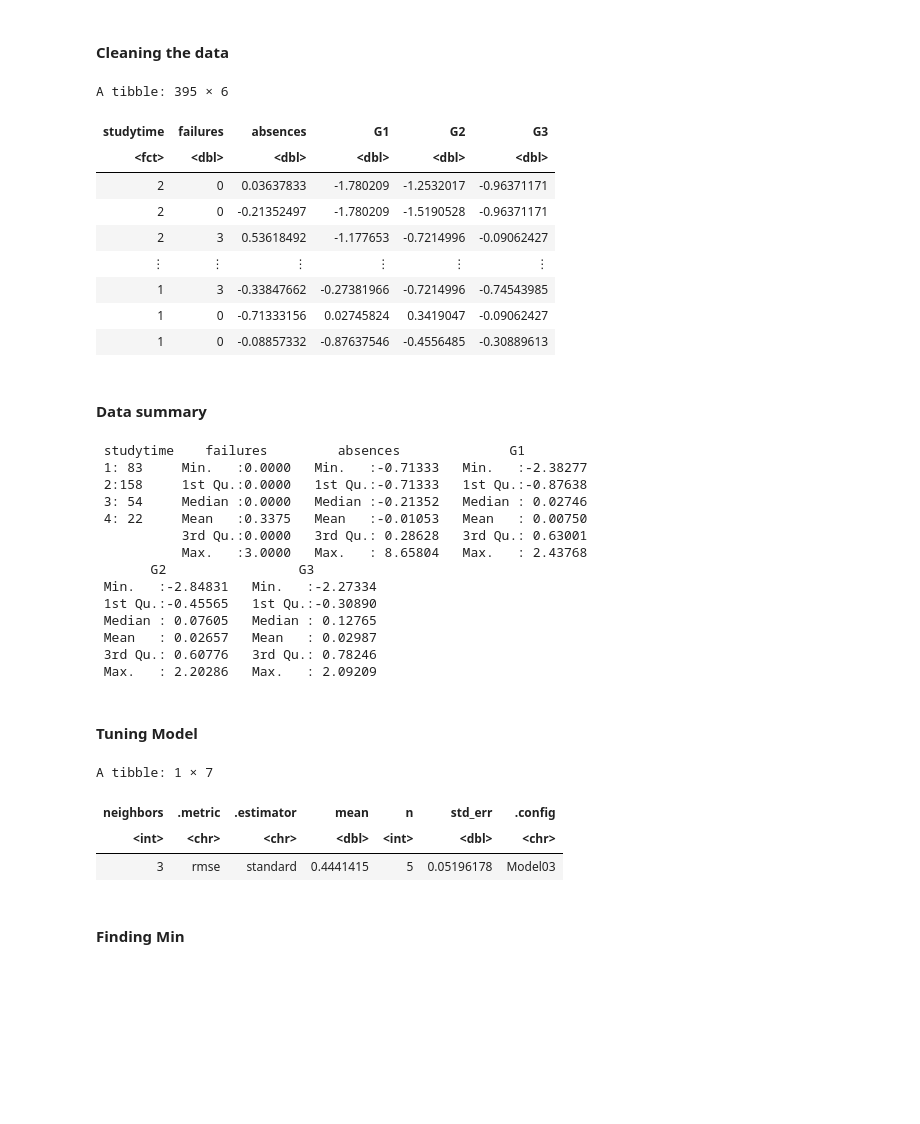
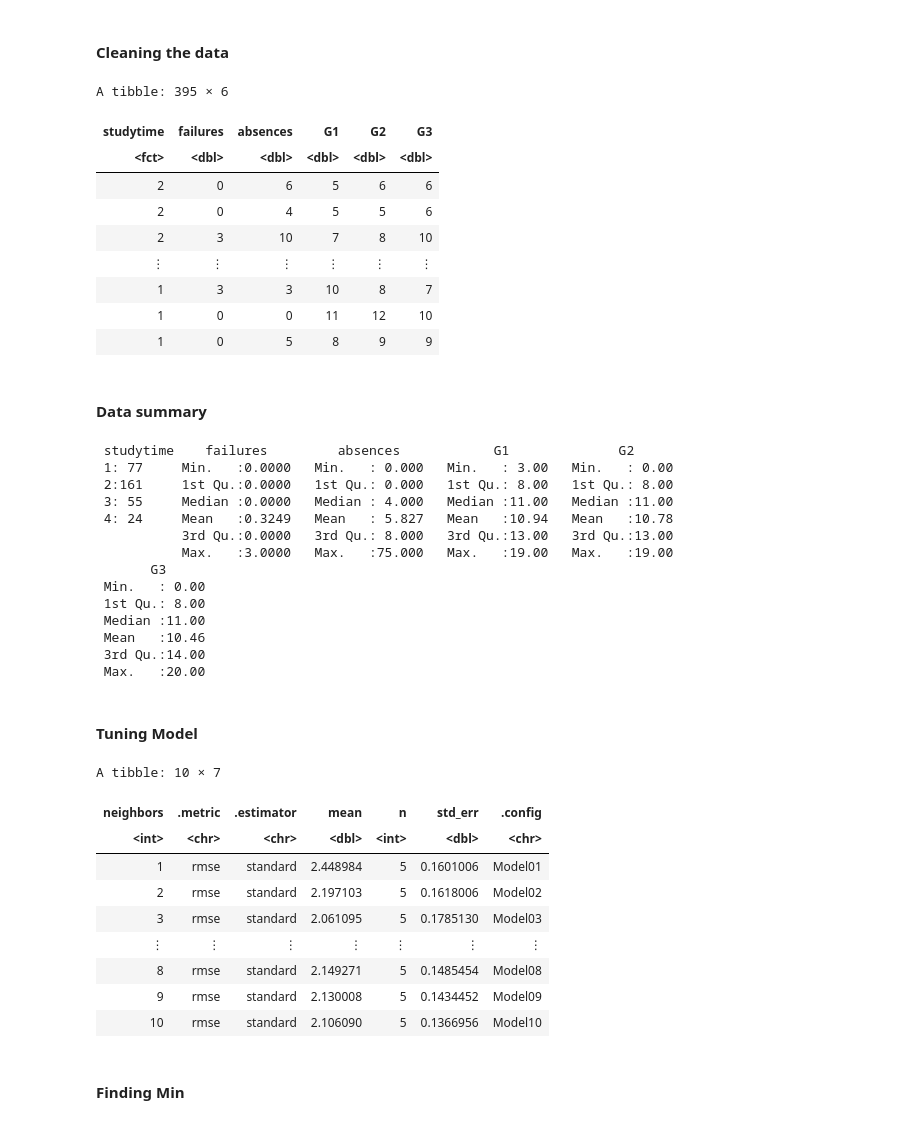
Before and after one commit to ethanthoma/dsci-100-group-project, a Jupyter notebook: Proposal.ipynb, the cells around one changed output. Saved outputs shown, nothing was run; the diff lists cells and outputs as text; code cells hidden in the pictures; blank space fills up the shorter version.

```diff
--- a/Proposal.ipynb
+++ b/Proposal.ipynb
@@ -59,20 +77,19 @@ A spec_tbl_df: 395 × 33
 student_tidy_data <- student_data %>%
     select(c(studytime, failures, absences, G1, G2, G3)) %>%
     mutate_at(c("studytime", "failures"), as.factor) %>%
-    mutate_if(is.numeric, function(x) (x - mean(x))/sd(x)) %>%
     mutate(failures = as.numeric(failures)-1)
 student_tidy_data
 # %% [output]
 A tibble: 395 × 6
 | studytime | failures | absences | G1 | G2 | G3 |
 | <fct> | <dbl> | <dbl> | <dbl> | <dbl> | <dbl> |
-| 2 | 0 | 0.03637833 | -1.780209 | -1.2532017 | -0.96371171 |
-| 2 | 0 | -0.21352497 | -1.780209 | -1.5190528 | -0.96371171 |
-| 2 | 3 | 0.53618492 | -1.177653 | -0.7214996 | -0.09062427 |
+| 2 | 0 | 6 | 5 | 6 | 6 |
+| 2 | 0 | 4 | 5 | 5 | 6 |
+| 2 | 3 | 10 | 7 | 8 | 10 |
 | ⋮ | ⋮ | ⋮ | ⋮ | ⋮ | ⋮ |
-| 1 | 3 | -0.33847662 | -0.27381966 | -0.7214996 | -0.74543985 |
-| 1 | 0 | -0.71333156 | 0.02745824 | 0.3419047 | -0.09062427 |
-| 1 | 0 | -0.08857332 | -0.87637546 | -0.4556485 | -0.30889613 |
+| 1 | 3 | 3 | 10 | 8 | 7 |
+| 1 | 0 | 0 | 11 | 12 | 10 |
+| 1 | 0 | 5 | 8 | 9 | 9 |
 # %% [markdown]
 #### Data summary
 # %%
@@ -81,46 +98,54 @@ student_train <- training(student_split)
 student_test <- testing(student_split)
 summary(student_train)
 # %% [output]
- studytime    failures         absences              G1
- 1: 83     Min.   :0.0000   Min.   :-0.71333   Min.   :-2.38277
- 2:158     1st Qu.:0.0000   1st Qu.:-0.71333   1st Qu.:-0.87638
- 3: 54     Median :0.0000   Median :-0.21352   Median : 0.02746
- 4: 22     Mean   :0.3375   Mean   :-0.01053   Mean   : 0.00750
-           3rd Qu.:0.0000   3rd Qu.: 0.28628   3rd Qu.: 0.63001
-           Max.   :3.0000   Max.   : 8.65804   Max.   : 2.43768
-       G2                 G3
- Min.   :-2.84831   Min.   :-2.27334
- 1st Qu.:-0.45565   1st Qu.:-0.30890
- Median : 0.07605   Median : 0.12765
- Mean   : 0.02657   Mean   : 0.02987
- 3rd Qu.: 0.60776   3rd Qu.: 0.78246
- Max.   : 2.20286   Max.   : 2.09209
+ studytime    failures         absences            G1              G2
+ 1: 77     Min.   :0.0000   Min.   : 0.000   Min.   : 3.00   Min.   : 0.00
+ 2:161     1st Qu.:0.0000   1st Qu.: 0.000   1st Qu.: 8.00   1st Qu.: 8.00
+ 3: 55     Median :0.0000   Median : 4.000   Median :11.00   Median :11.00
+ 4: 24     Mean   :0.3249   Mean   : 5.827   Mean   :10.94   Mean   :10.78
+           3rd Qu.:0.0000   3rd Qu.: 8.000   3rd Qu.:13.00   3rd Qu.:13.00
+           Max.   :3.0000   Max.   :75.000   Max.   :19.00   Max.   :19.00
+       G3
+ Min.   : 0.00
+ 1st Qu.: 8.00
+ Median :11.00
+ Mean   :10.46
+ 3rd Qu.:14.00
+ Max.   :20.00
 # %% [markdown]
 #### Tuning Model
 # %%
-rec <- recipe(G3 ~ G1 + G2 + failures + absences, student_train)
+rec <- recipe(G3 ~ G1 + G2 + failures + absences, student_train) %>%
+    step_scale(all_predictors()) %>%
+    step_center(all_predictors())
 
 spec <- nearest_neighbor(weight_func = "rectangular", neighbors = tune()) %>%
     set_engine("kknn") %>%
     set_mode("regression")
 
 fit <- workflow() %>%
     add_recipe(rec) %>%
     add_model(spec)
 
 student_vfold <- student_train %>%
     vfold_cv(v = 5, strata = G3)
 
 gridvals <- tibble(neighbors = seq(1, 10))
 
 fit %<>% tune_grid(resamples = student_vfold, grid = gridvals) %>%
     collect_metrics()
-fit %>% filter(.metric == "rmse") %>% slice(3)
+fit %>% filter(.metric == "rmse")
 # %% [output]
-A tibble: 1 × 7
+A tibble: 10 × 7
 | neighbors | .metric | .estimator | mean | n | std_err | .config |
 | <int> | <chr> | <chr> | <dbl> | <int> | <dbl> | <chr> |
-| 3 | rmse | standard | 0.4441415 | 5 | 0.05196178 | Model03 |
+| 1 | rmse | standard | 2.448984 | 5 | 0.1601006 | Model01 |
+| 2 | rmse | standard | 2.197103 | 5 | 0.1618006 | Model02 |
+| 3 | rmse | standard | 2.061095 | 5 | 0.1785130 | Model03 |
+| ⋮ | ⋮ | ⋮ | ⋮ | ⋮ | ⋮ | ⋮ |
+| 8 | rmse | standard | 2.149271 | 5 | 0.1485454 | Model08 |
+| 9 | rmse | standard | 2.130008 | 5 | 0.1434452 | Model09 |
+| 10 | rmse | standard | 2.106090 | 5 | 0.1366956 | Model10 |
 # %% [markdown]
 #### Finding Min
 # %%
```
Also changed, not shown: parts of 8 cells of this notebook.
